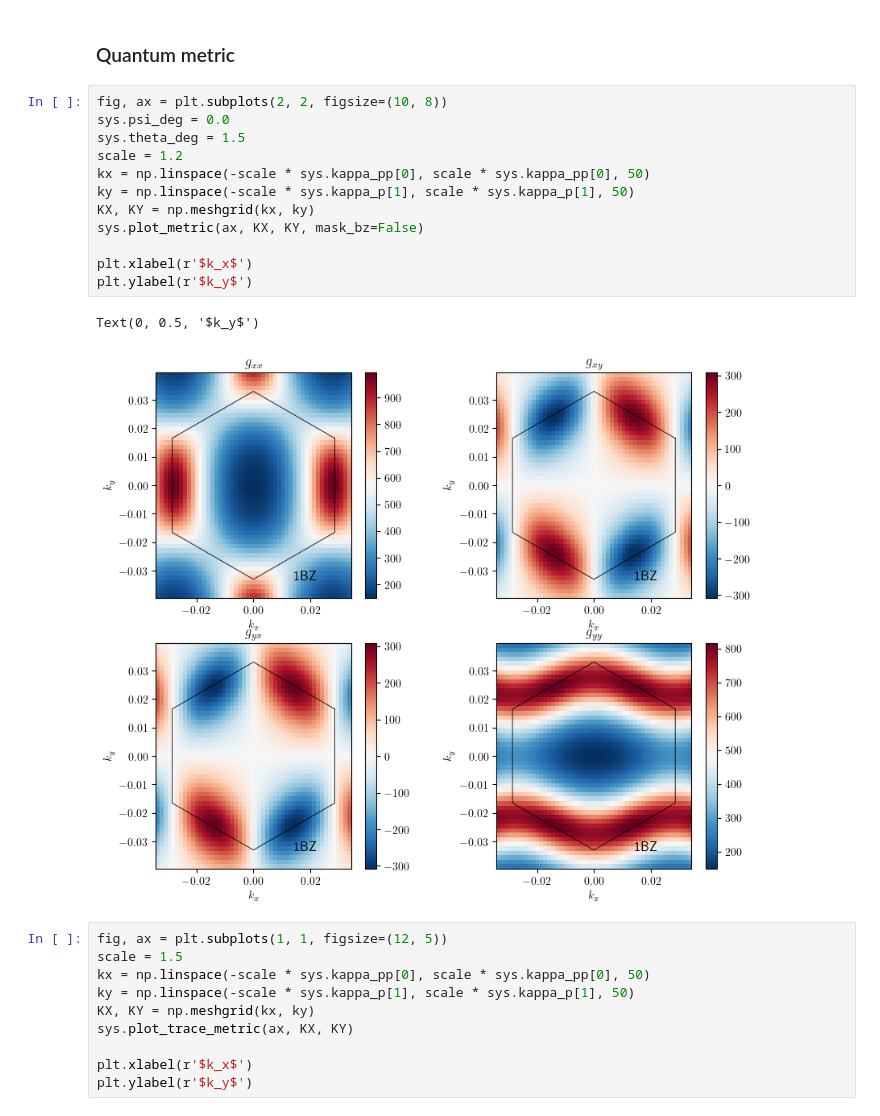
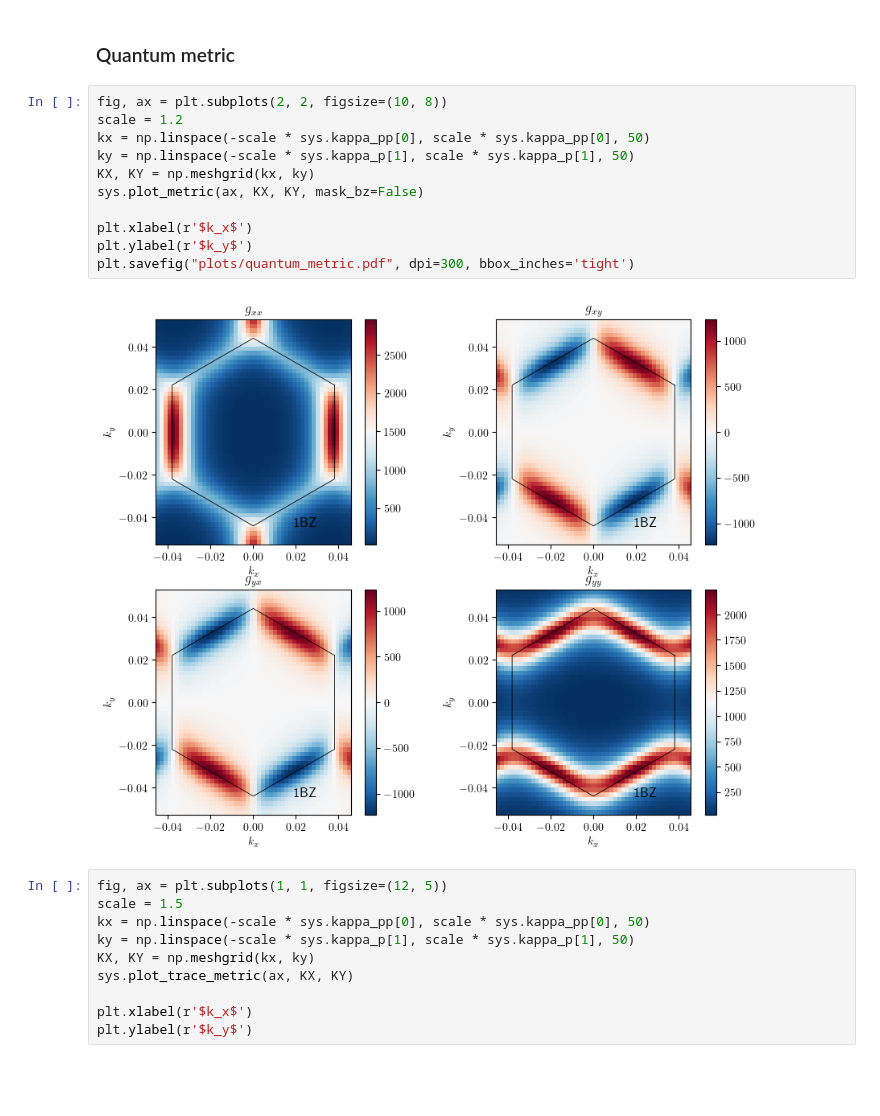
Before and after one commit to sanhq17/moire_heterobilayers, a Jupyter notebook: notebooks/general.ipynb, the cells around one changed output. Saved outputs shown, nothing was run; the diff lists cells and outputs as text; blank space fills up the shorter version.

```diff
--- a/notebooks/general.ipynb
+++ b/notebooks/general.ipynb
@@ -91,19 +91,17 @@ Text(0, 0.5, '$k_y$')
 ### Quantum metric
 # %%
 fig, ax = plt.subplots(2, 2, figsize=(10, 8))
-sys.psi_deg = 0.0
-sys.theta_deg = 1.5
 scale = 1.2
 kx = np.linspace(-scale * sys.kappa_pp[0], scale * sys.kappa_pp[0], 50)
 ky = np.linspace(-scale * sys.kappa_p[1], scale * sys.kappa_p[1], 50)
 KX, KY = np.meshgrid(kx, ky)
 sys.plot_metric(ax, KX, KY, mask_bz=False)
 
 plt.xlabel(r'$k_x$')
 plt.ylabel(r'$k_y$')
+plt.savefig("plots/quantum_metric.pdf", dpi=300, bbox_inches='tight')
 # %% [output]
-Text(0, 0.5, '$k_y$')
-[figure, old version]
+[figure, new version]
 # %%
 fig, ax = plt.subplots(1, 1, figsize=(12, 5))
 scale = 1.5
```
Also changed, not shown: parts of 5 cells of this notebook, 3 other files.
